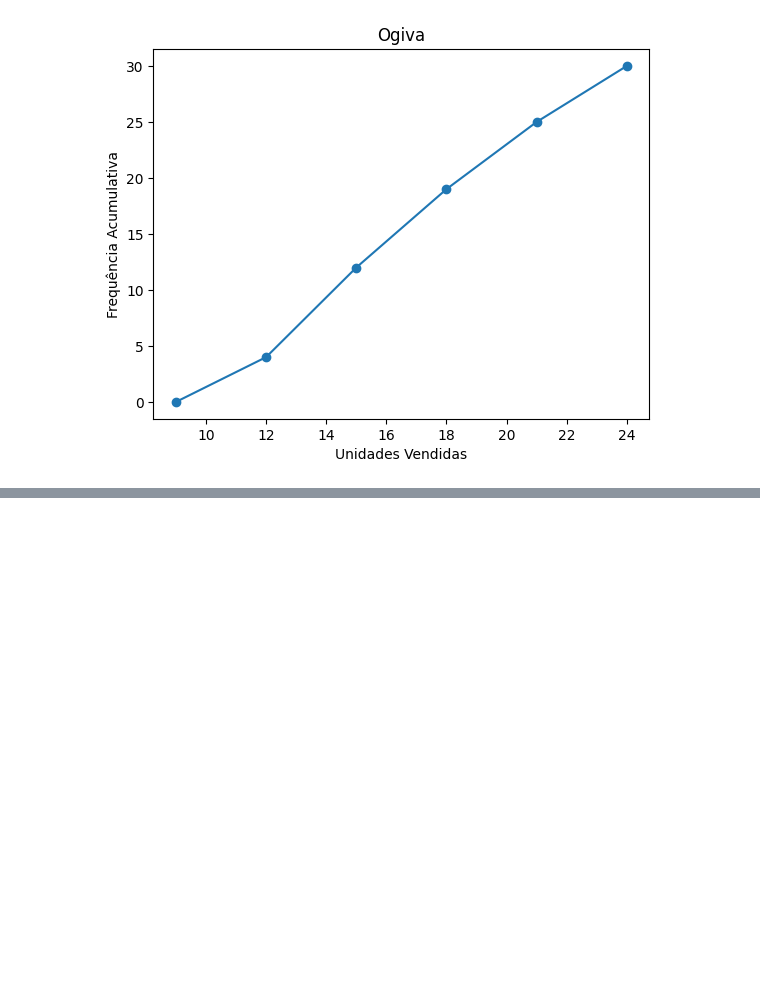
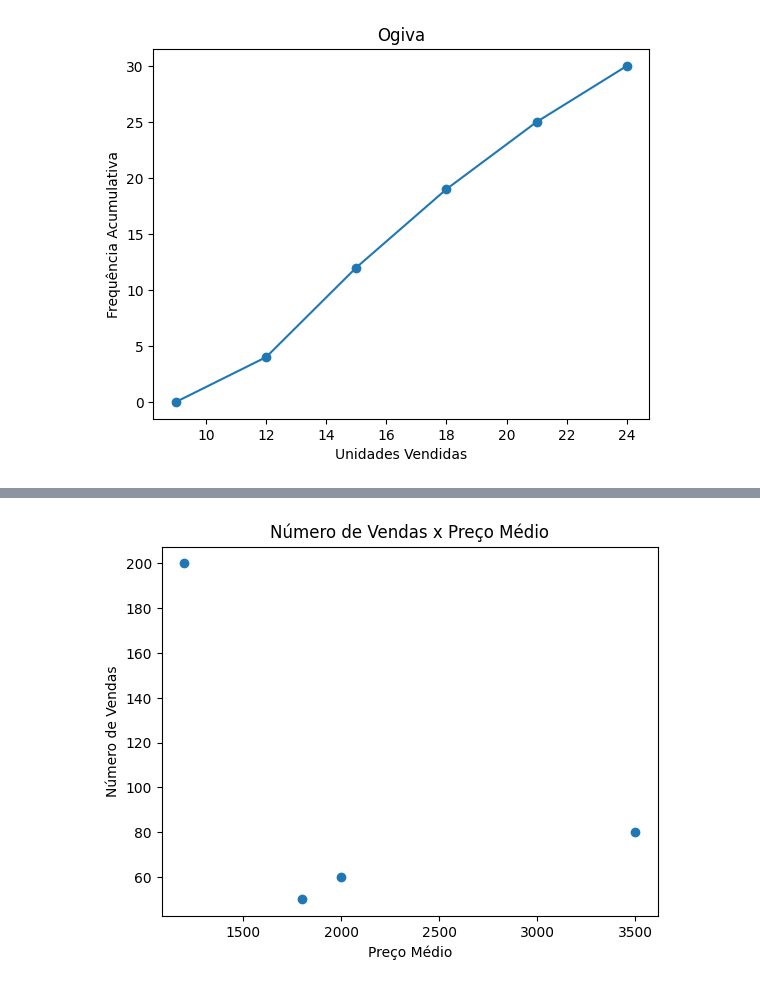
Before and after one commit to tokujiTO/estatistica, a Jupyter notebook: aula5/aula5.ipynb, the cells around one changed output, grey strips where cells are left out. Saved outputs shown, nothing was run; the diff lists cells and outputs as text; code cells hidden in the pictures; blank space fills up the shorter version.

```diff
--- a/aula5/aula5.ipynb
+++ b/aula5/aula5.ipynb
@@ -144,0 +200,8 @@ plt.show()
+# %%
+plt.scatter(frequencia['Preço Médio'], frequencia['Número de Vendas'])
+plt.title('Número de Vendas x Preço Médio')
+plt.xlabel('Preço Médio')
+plt.ylabel('Número de Vendas')
+plt.show()
+# %% [output]
+[figure, added]
```
Also changed, not shown: parts of 13 cells of this notebook, 5 other files.
